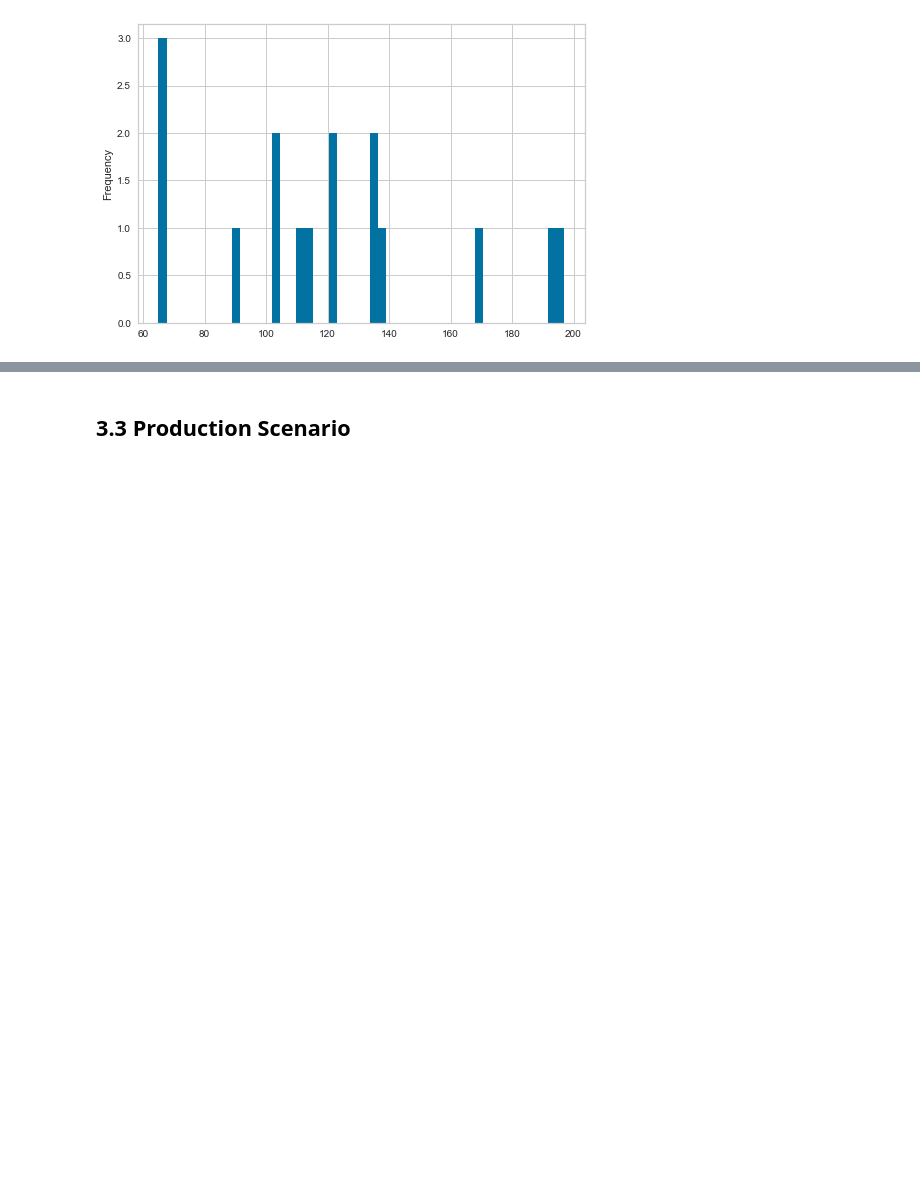
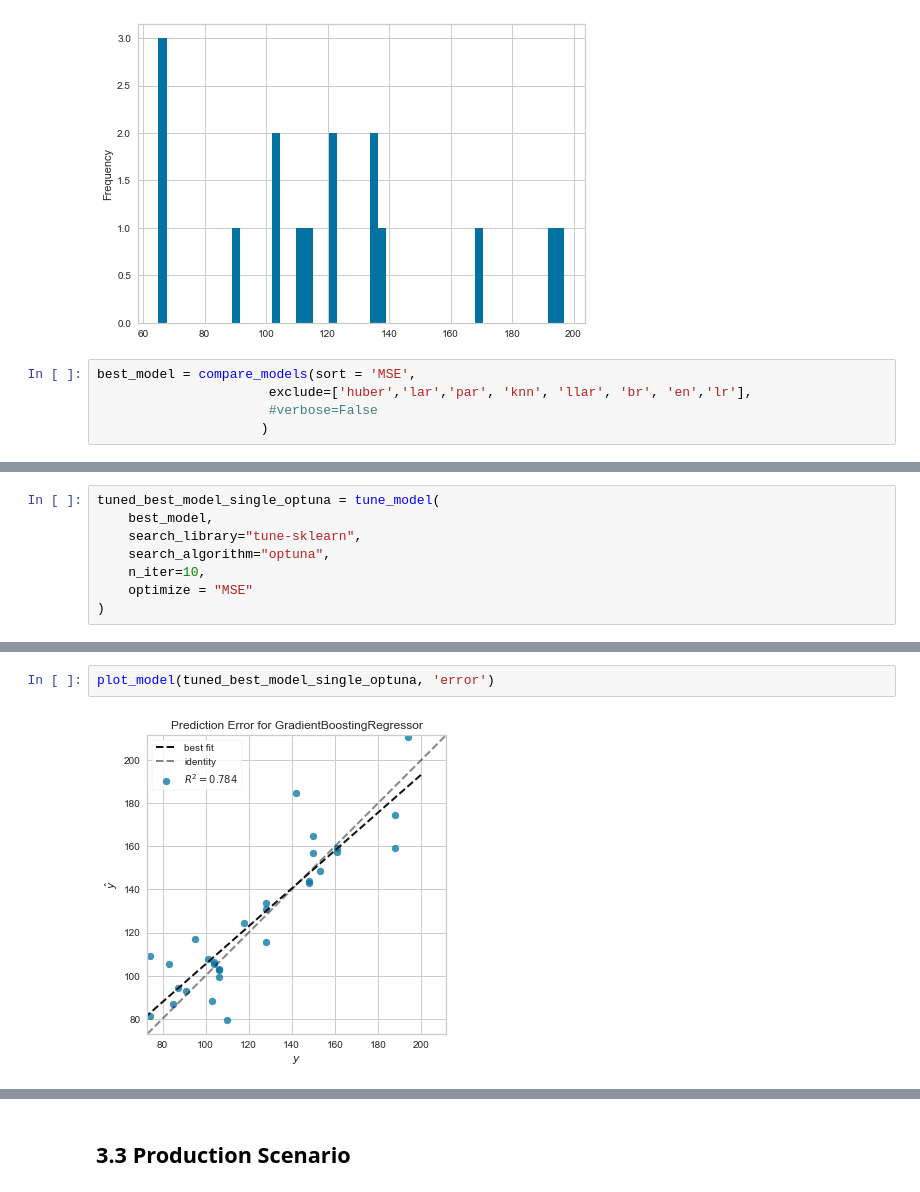
Before and after one commit to sekR4/Automobile, a Jupyter notebook: draft.ipynb, the cells around one changed output, grey strips where cells are left out. Saved outputs shown, nothing was run; the diff lists cells and outputs as text; blank space fills up the shorter version.

```diff
--- a/draft.ipynb
+++ b/draft.ipynb
@@ -186,3 +203,8 @@ data_unseen["normalized-losses"].plot.hist(bins=50)
 # %% [output]
 <AxesSubplot:ylabel='Frequency'>
 [figure]
+# %%
+best_model = compare_models(sort = 'MSE',
+                      exclude=['huber','lar','par', 'knn', 'llar', 'br', 'en','lr'],
+                      #verbose=False
+                     )
@@ -188,0 +224,8 @@ data_unseen["normalized-losses"].plot.hist(bins=50)
+# %%
+tuned_best_model_single_optuna = tune_model(
+    best_model,
+    search_library="tune-sklearn",
+    search_algorithm="optuna",
+    n_iter=10,
+    optimize = "MSE"
+)
@@ -188,0 +246,4 @@ data_unseen["normalized-losses"].plot.hist(bins=50)
+# %%
+plot_model(tuned_best_model_single_optuna, 'error')
+# %% [output]
+[figure, added]
```
Also changed, not shown: parts of 24 cells of this notebook, 7 other files.
